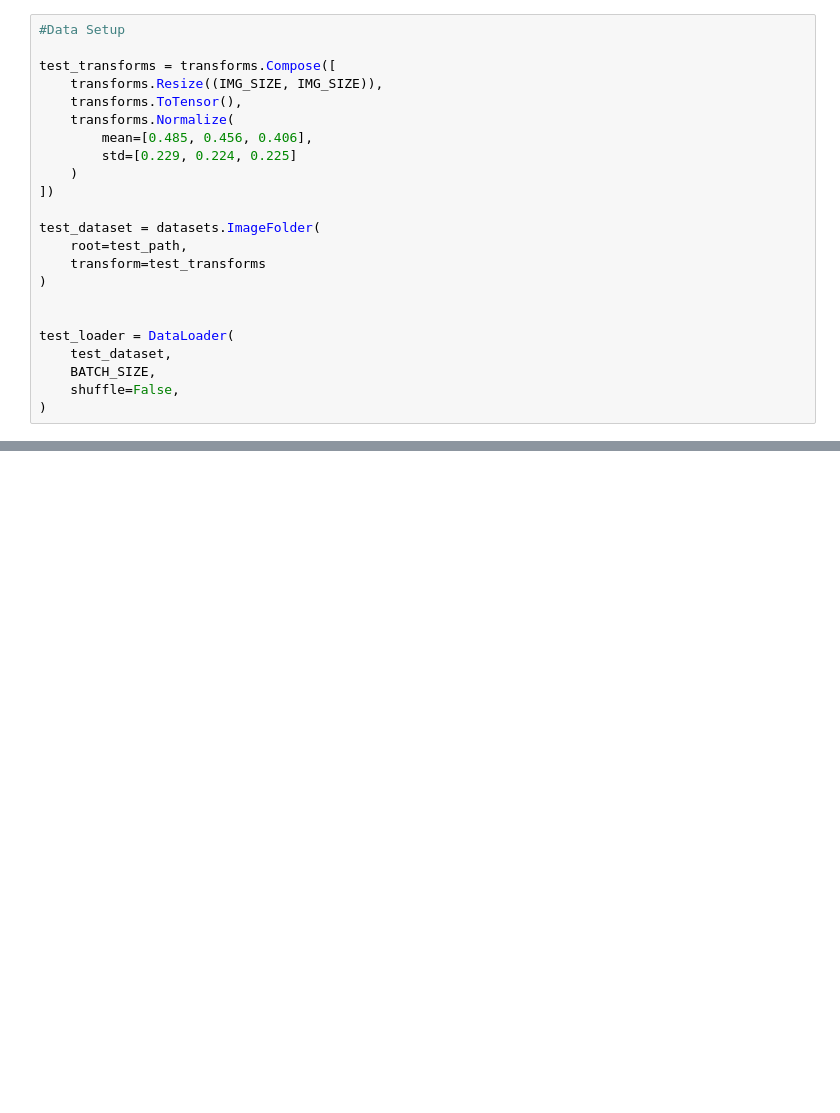
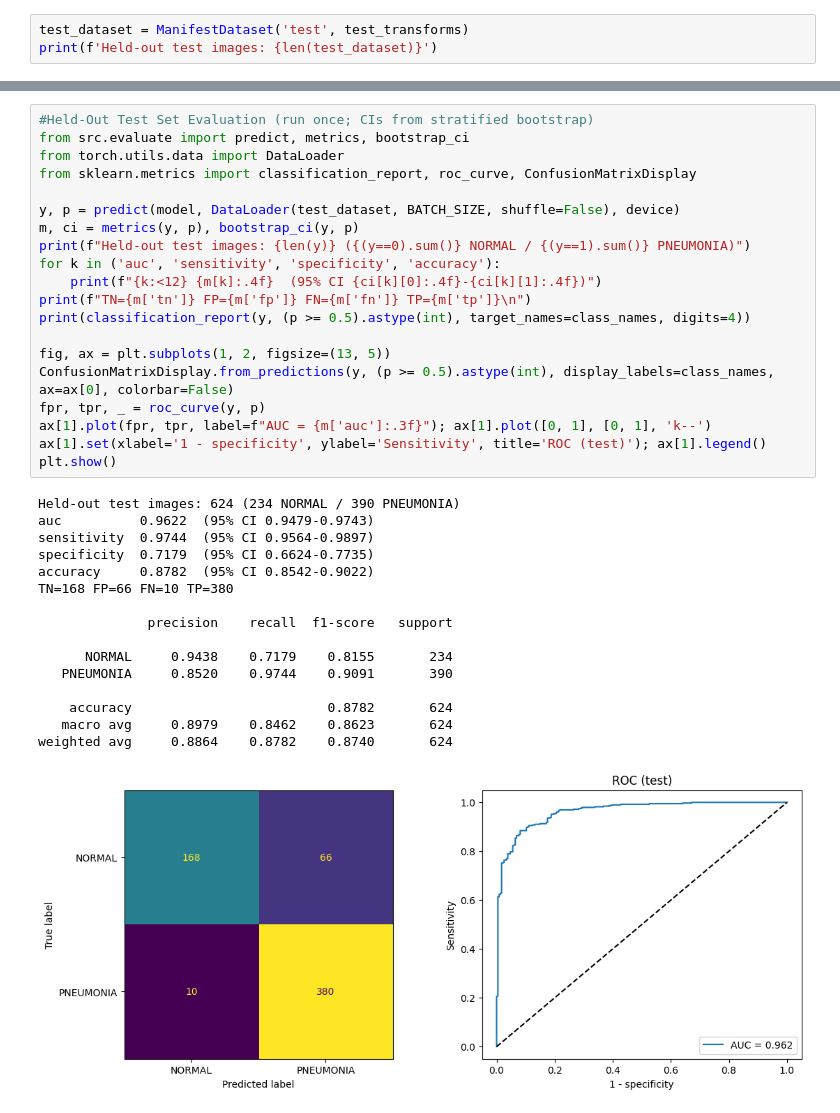
Before and after one commit to amdomokos/01chestXrayClassification, a Jupyter notebook: notebooks/04_model_playground.ipynb, the cells around one changed output, grey strips where cells are left out. Drawn from its saved outputs; the diff is of its cells as text; blank space fills up the shorter version.

```diff
--- a/notebooks/04_model_playground.ipynb
+++ b/notebooks/04_model_playground.ipynb
@@ -51,23 +31,3 @@ print(f"    Output features: {model.fc.out_features}")
 # %%
-#Data Setup
-
-test_transforms = transforms.Compose([
-    transforms.Resize((IMG_SIZE, IMG_SIZE)),
-    transforms.ToTensor(),
-    transforms.Normalize(
-        mean=[0.485, 0.456, 0.406],
-        std=[0.229, 0.224, 0.225]
-    )
-])
-
-test_dataset = datasets.ImageFolder(
-    root=test_path,
-    transform=test_transforms
-)
-
-
-test_loader = DataLoader(
-    test_dataset,
-    BATCH_SIZE,
-    shuffle=False,
-)
+test_dataset = ManifestDataset('test', test_transforms)
+print(f'Held-out test images: {len(test_dataset)}')
@@ -167,0 +115,37 @@ bwd_handle.remove()
+# %%
+#Held-Out Test Set Evaluation (run once; CIs from stratified bootstrap)
+from src.evaluate import predict, metrics, bootstrap_ci
+from torch.utils.data import DataLoader
+from sklearn.metrics import classification_report, roc_curve, ConfusionMatrixDisplay
+
+y, p = predict(model, DataLoader(test_dataset, BATCH_SIZE, shuffle=False), device)
+m, ci = metrics(y, p), bootstrap_ci(y, p)
+print(f"Held-out test images: {len(y)} ({(y==0).sum()} NORMAL / {(y==1).sum()} PNEUMONIA)")
+for k in ('auc', 'sensitivity', 'specificity', 'accuracy'):
+    print(f"{k:<12} {m[k]:.4f}  (95% CI {ci[k][0]:.4f}-{ci[k][1]:.4f})")
+print(f"TN={m['tn']} FP={m['fp']} FN={m['fn']} TP={m['tp']}\n")
+print(classification_report(y, (p >= 0.5).astype(int), target_names=class_names, digits=4))
+
+fig, ax = plt.subplots(1, 2, figsize=(13, 5))
+ConfusionMatrixDisplay.from_predictions(y, (p >= 0.5).astype(int), display_labels=class_names, ax=ax[0], colorbar=False)
+fpr, tpr, _ = roc_curve(y, p)
+ax[1].plot(fpr, tpr, label=f"AUC = {m['auc']:.3f}"); ax[1].plot([0, 1], [0, 1], 'k--')
+ax[1].set(xlabel='1 - specificity', ylabel='Sensitivity', title='ROC (test)'); ax[1].legend()
+plt.show()
+# %% [output]
+Held-out test images: 624 (234 NORMAL / 390 PNEUMONIA)
+auc          0.9622  (95% CI 0.9479-0.9743)
+sensitivity  0.9744  (95% CI 0.9564-0.9897)
+specificity  0.7179  (95% CI 0.6624-0.7735)
+accuracy     0.8782  (95% CI 0.8542-0.9022)
+TN=168 FP=66 FN=10 TP=380
+
+              precision    recall  f1-score   support
+
+      NORMAL     0.9438    0.7179    0.8155       234
+   PNEUMONIA     0.8520    0.9744    0.9091       390
+
+    accuracy                         0.8782       624
+   macro avg     0.8979    0.8462    0.8623       624
+weighted avg     0.8864    0.8782    0.8740       624
+[figure, added]
```
Also changed, not shown: parts of 5 cells of this notebook, 12 other files.
